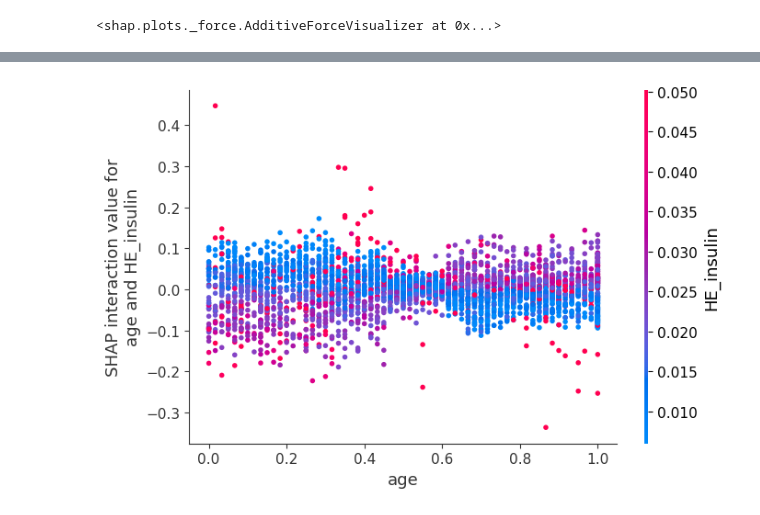
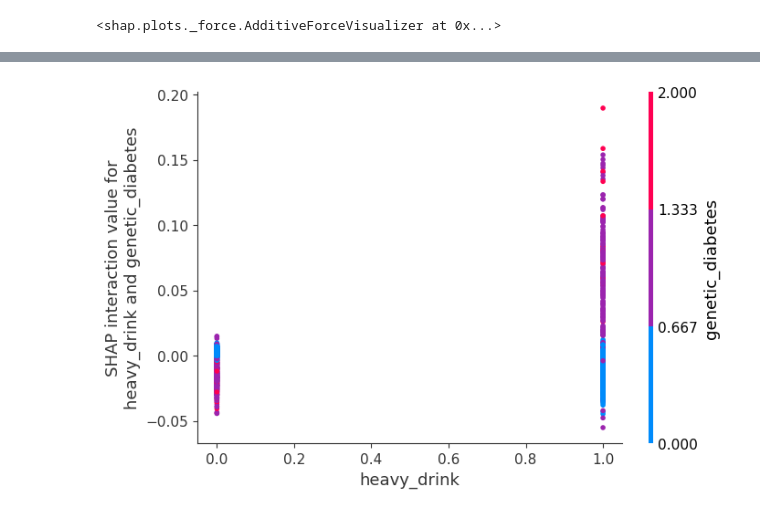
Before and after one commit to jhan0121/Independent-Capstone-Design, a Jupyter notebook: code/model.ipynb, the cells around one changed output, grey strips where cells are left out. Cells and saved outputs as stored; diff of their text form; code cells hidden in the pictures.

```diff
--- a/code/model.ipynb
+++ b/code/model.ipynb
@@ -62,8 +67,5 @@ float_data = [
 # %%
 file_path = '../data/hn_prepared.csv'
 df = pd.read_csv(file_path, encoding='UTF-8', low_memory=False)
-
-df.drop(['cervical_cancer'], axis=1, inplace=True)
-
 df.shape
 # %% [output]
@@ -122,3 +248,8 @@ Columns with missing values:
+# %%
+all_columns = X.columns
+# 실수형 열을 제외한 나머지 열을 범주형 열로 추출
+categorical_data = [col for col in all_columns if col not in float_data and col != 'diabetes']
+current_float_data = [col for col in all_columns if col in float_data]
 # %%
 X_train, X_test, y_train, y_test = train_test_split(X, y, test_size=0.2, random_state=0)
 
@@ -350,7 +468,7 @@ shap.summary_plot(shap_interaction_values, X_test)
 # %%
-shap.dependence_plot(('age', 'HE_insulin'), shap_interaction_values, X_test)
+shap.dependence_plot(('heavy_drink', 'genetic_diabetes'), shap_interaction_values, X_test)
 # %% [output]
-[figure, old version]
+[figure, new version]
 # %%
 # SHAP 값을 계산합니다.
 explainer = shap.Explainer(XGBModel, X_train)
```
Also changed, not shown: parts of 20 cells of this notebook, 7 other files.
